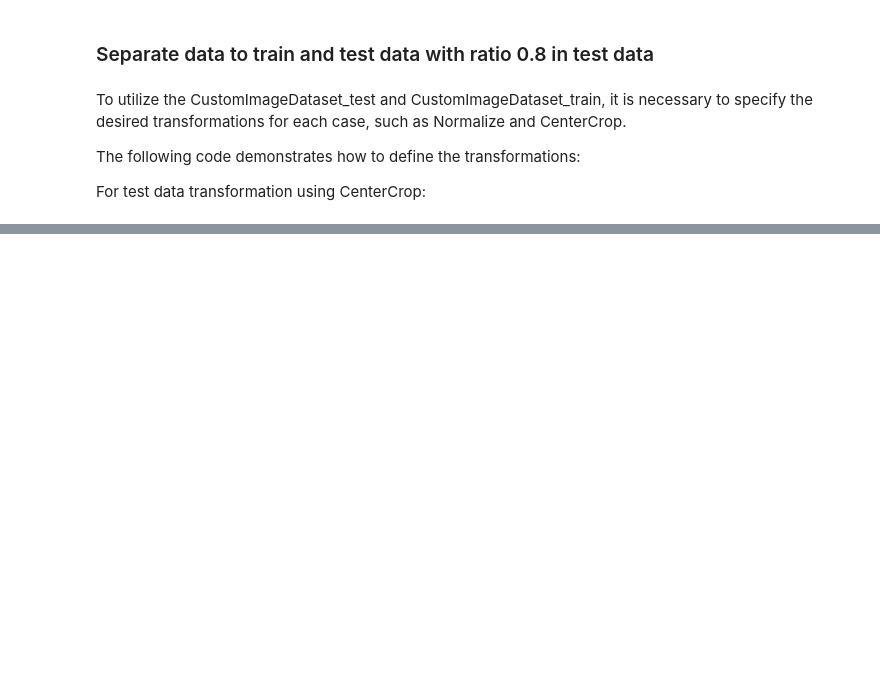
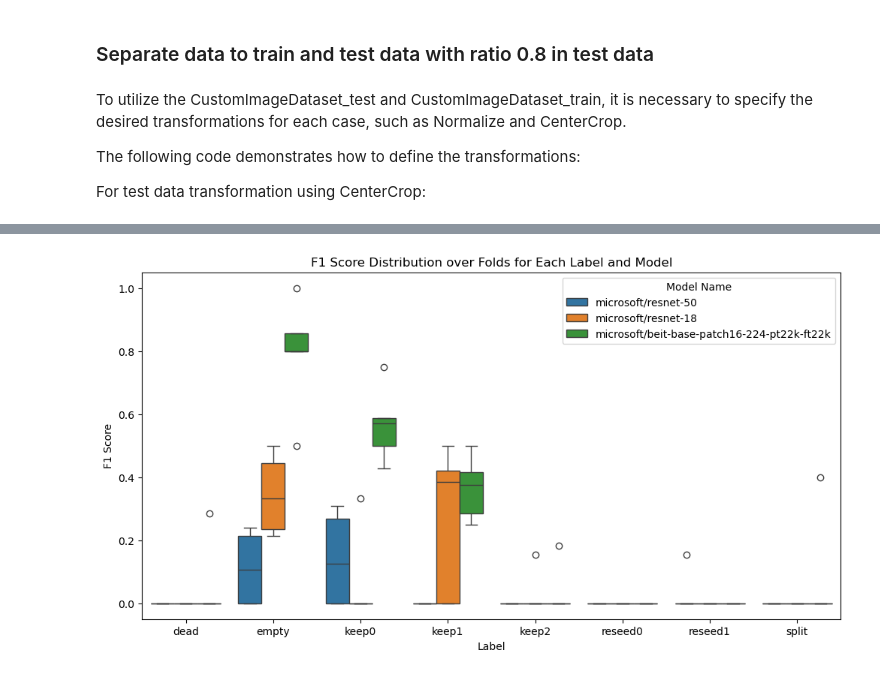
Before and after one commit to lguertle/organoids-project, a Jupyter notebook: notebooks/DL_classifier_CNN_CV.ipynb, the cells around one changed output, grey strips where cells are left out. Saved outputs shown, nothing was run; the diff lists cells and outputs as text; code cells hidden in the pictures; blank space fills up the shorter version.

Commit message:
Cross-validation of multiple deep learning models

```diff
--- a/notebooks/DL_classifier_CNN_CV.ipynb
+++ b/notebooks/DL_classifier_CNN_CV.ipynb
@@ -110,8 +110,15 @@ class CustomImageDataset_train(Dataset):
         self.transform = transform
         self.processor = None
 
-        if model_name is not None:
+        # Load the processor if a model name is given
+        if model_name == "microsoft/resnet-50":
             self.processor = AutoImageProcessor.from_pretrained(model_name)
+        if model_name == "microsoft/resnet-18":
+            self.processor = AutoFeatureExtractor.from_pretrained(model_name)
+        if model_name == "microsoft/beit-base-patch16-224-pt22k-ft22k":
+            self.processor = BeitImageProcessor.from_pretrained(model_name)
+        if model_name == "google/vit-base-patch16-224":
+            self.processor = ViTImageProcessor.from_pretrained(model_name)
 
         self.len = len(self.img_sort)
 
@@ -172,8 +179,14 @@ class CustomImageDataset_test(Dataset):
         self.processor = None
 
         # Load the processor if a model name is given
-        if model_name is not None:
+        if model_name == "microsoft/resnet-50":
             self.processor = AutoImageProcessor.from_pretrained(model_name)
+        if model_name == "microsoft/resnet-18":
+            self.processor = AutoFeatureExtractor.from_pretrained(model_name)
+        if model_name == "microsoft/beit-base-patch16-224-pt22k-ft22k":
+            self.processor = BeitImageProcessor.from_pretrained(model_name)
+        if model_name == "google/vit-base-patch16-224":
+            self.processor = ViTImageProcessor.from_pretrained(model_name)
 
         self.len = len(self.img_sort)
 
@@ -395,0 +474,20 @@ Training on fold 1/5
+# %%
+import seaborn as sns
+
+df = pd.read_csv(csv_filename)
+df_long = df.melt(id_vars=['model_name', 'fold'],
+                  value_vars=all_labels_list,  # list all your label columns here
+                  var_name='label', value_name='f1_score')
+# Creating a boxplot for each label within each model
+plt.figure(figsize=(12, 6))
+
+# You might need to adjust the size of the figure based on the number of models and labels
+sns.boxplot(x='label', y='f1_score', hue='model_name', data=df_long)
+
+plt.title('F1 Score Distribution over Folds for Each Label and Model')
+plt.xlabel('Label')
+plt.ylabel('F1 Score')
+plt.legend(title='Model Name')
+plt.show()
+# %% [output]
+[figure, added]
```
Also changed, not shown: parts of 4 cells of this notebook, 1 other file.
